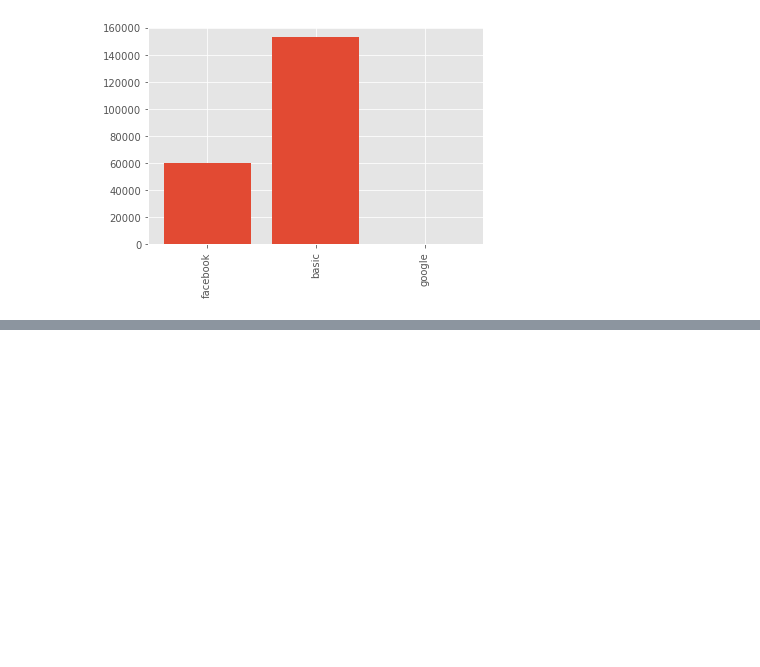
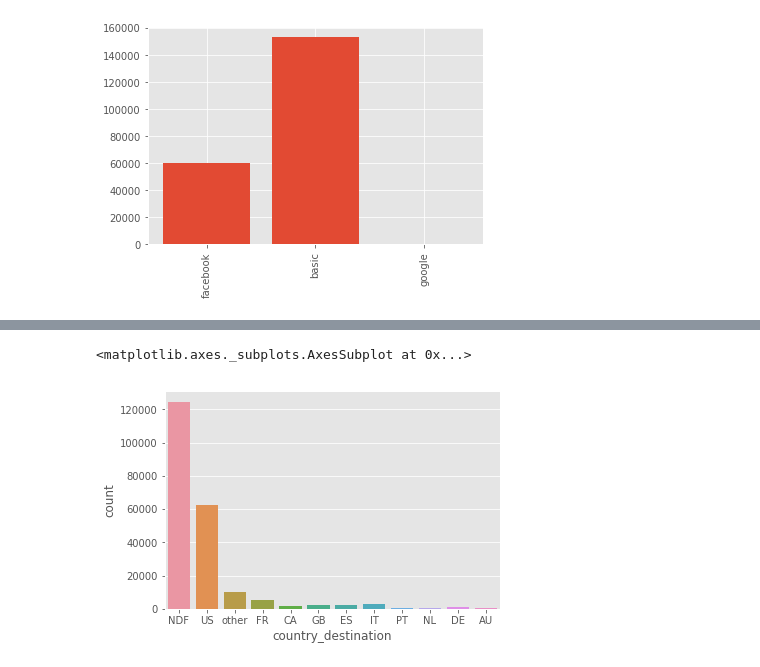
Before and after one commit to anupam-dewan/MLProject, a Jupyter notebook: MLPS_Project.ipynb, the cells around one changed output, grey strips where cells are left out. Saved outputs shown, nothing was run; the diff lists cells and outputs as text; code cells hidden in the pictures; blank space fills up the shorter version.

```diff
--- a/MLPS_Project.ipynb
+++ b/MLPS_Project.ipynb
@@ -74,0 +141,5 @@ train.drop('date_first_booking', axis=1, inplace=True)
+# %%
+sns.countplot(train.country_destination)
+# %% [output]
+<matplotlib.axes._subplots.AxesSubplot at 0x...>
+[figure, added]
```
Also changed, not shown: parts of 24 cells of this notebook, 1 other file.
